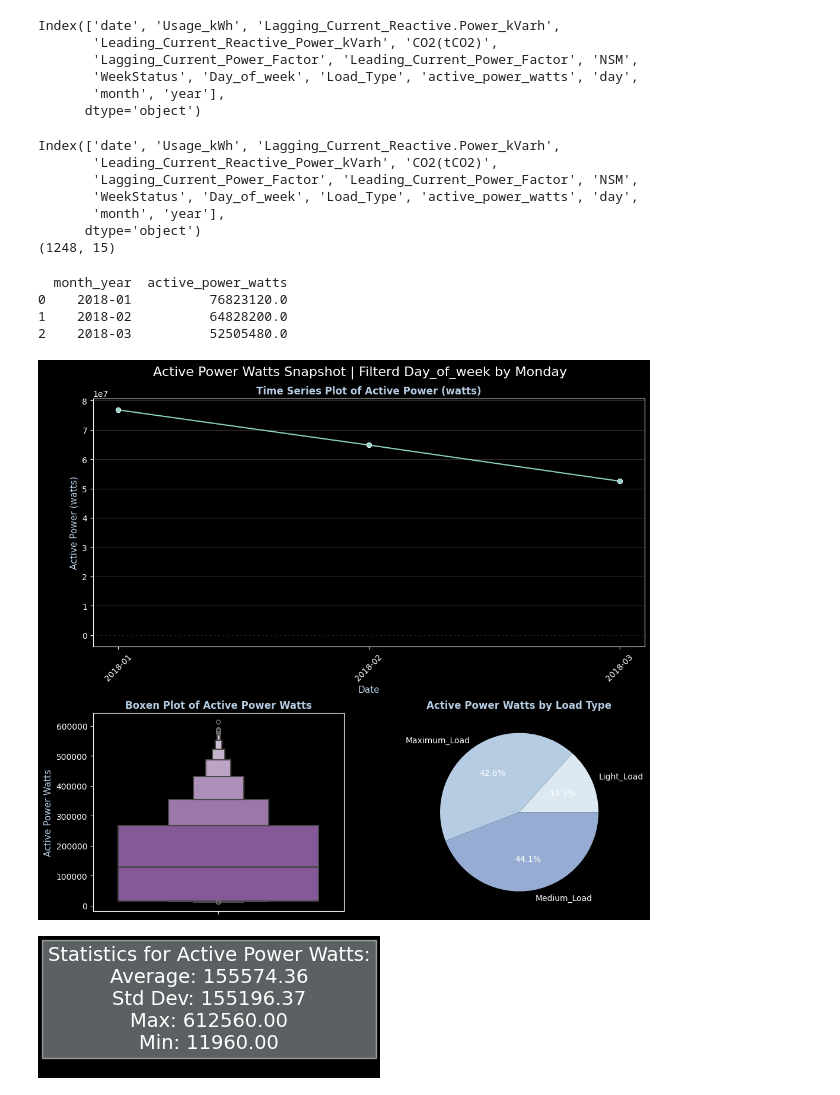
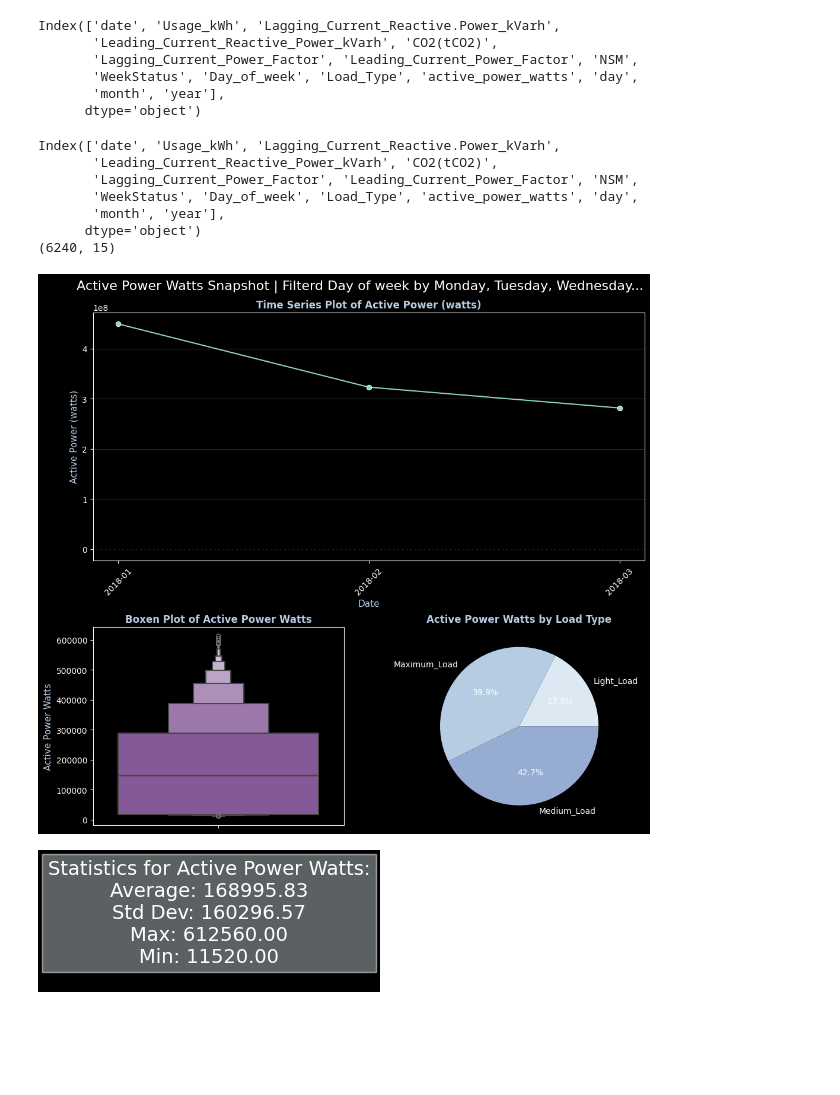
Before and after one commit to LAZARUS1618/power_project, a Jupyter notebook: power_data_query_April2024.ipynb, the cells around one changed output. Drawn from its saved outputs; the diff is of its cells as text; code cells hidden in the pictures; blank space fills up the shorter version.

```diff
--- a/power_data_query_April2024.ipynb
+++ b/power_data_query_April2024.ipynb
@@ -111,15 +111,16 @@ def plot_snap_shot(data_input,
         ax.axis('off')
         plt.show()
 # %%
-filters_data = ['Day_of_week', 'month', 'year'] #
-filters = [['Monday'], [1,2,3], [2018]]# , 'Tuesday', 'Wednesday','Thursday', 'Friday'] # Must be a list type.
-def filteredData(data = data, filters_data = filters_data, filters = filters):
-        filtered_data = data.copy()
-        for i in range(len(filters_data)):
-            filtered_data = filtered_data[filtered_data[filters_data[i]].isin(filters[i])]
-        return filtered_data
+filters_dict = {'Day_of_week': ['Monday', 'Tuesday', 'Wednesday', 'Thursday', 'Friday'], 'year': [2018]} # Populate dictionary where keys are cols and the values are the filters.
 
-filtered_data = filteredData()
+# Define filtering function.
+def filteredData(data = data, filters_dict = filters_dict):
+    filtered_data = data.copy()
+    for key, value in filters_dict.items(): # For filter items filter column using key-value pairs.
+        filtered_data = filtered_data[filtered_data[key].isin(value)]
+    return filtered_data
+
+filtered_data = filteredData() # Call filtered_data.
 print(filtered_data.columns)
 print(filtered_data.shape)
 # %% [output]
@@ -129,18 +130,15 @@ Index(['date', 'Usage_kWh', 'Lagging_Current_Reactive.Power_kVarh',
        'WeekStatus', 'Day_of_week', 'Load_Type', 'active_power_watts', 'day',
        'month', 'year'],
       dtype='object')
-(1248, 15)
+(6240, 15)
 # %%
+# Run plotting function with filtered data.
 plot_snap_shot(data_input=filtered_data,
-               filtered_col="Day_of_week",  # Example column name, replace with the actual column name
-               filter_applied=', '.join(map(str, filters[0][:3])) + "..." if len(filters[0]) > 3 else ', '.join(map(str, filters[0]),),
+               filtered_col="Day of week",  # Example column name, replace with the actual column name.
+               filter_applied = ', '.join(map(str, filters_dict[next(iter(filters_dict))][:3])) + "..." if len(filters_dict[next(iter(filters_dict))]) > 3 else ', '.join(map(str, filters_dict[next(iter(filters_dict))])),
                var = filtered_data['active_power_watts'],
                var2 = filtered_data['Load_Type']
 )
 # %% [output]
-  month_year  active_power_watts
-0    2018-01          76823120.0
-1    2018-02          64828200.0
-2    2018-03          52505480.0
-[figure, old version]
+[figure, new version]
-[figure, old version]
+[figure, new version]
```
Also changed, not shown: parts of 2 cells of this notebook.
